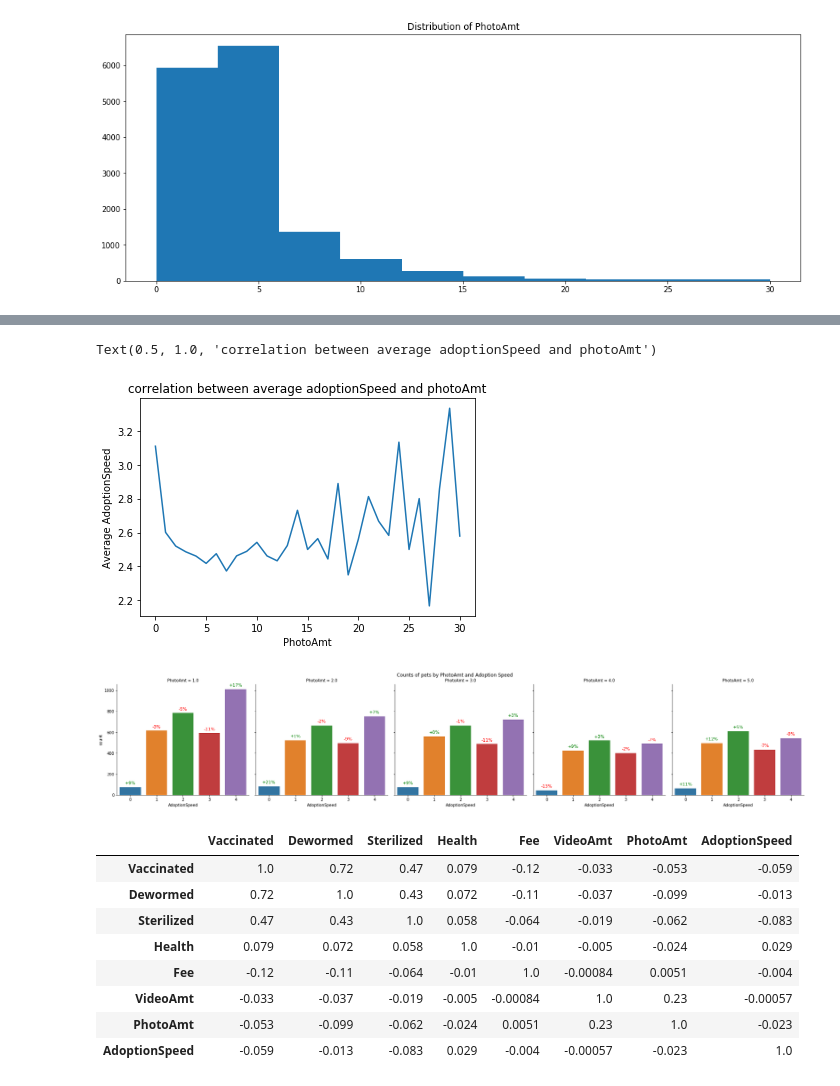
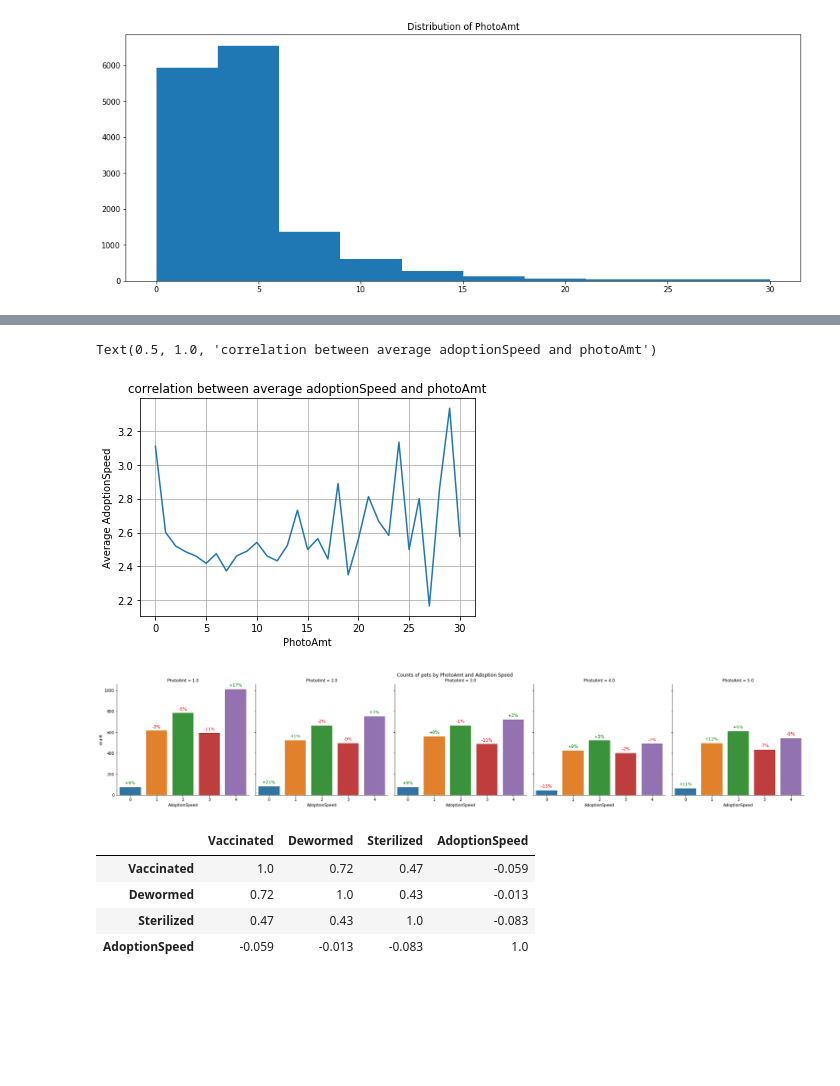
Before and after one commit to Loveker97/PetFinder, a Jupyter notebook: Name visualization.ipynb, the cells around one changed output, grey strips where cells are left out. Saved outputs shown, nothing was run; the diff lists cells and outputs as text; code cells hidden in the pictures; blank space fills up the shorter version.

```diff
--- a/Name visualization.ipynb
+++ b/Name visualization.ipynb
@@ -280,0 +279,32 @@ plt.title('AdoptionSpeed distribution by Fee and Health');
+# %%
+Average_speed_V = [0, 0, 0]
+count_V = [0, 0, 0]
+Average_speed_D = [0, 0, 0]
+count_D = [0, 0, 0]
+for i in range(len(train['Vaccinated'])):
+    # 1 means yes
+    if train['Vaccinated'][i] == 1:
+        count_V[0] += 1
+        Average_speed_V[0] += train['AdoptionSpeed'][i]
+    elif train['Vaccinated'][i] == 2:
+        count_V[1] += 1
+        Average_speed_V[1] += train['AdoptionSpeed'][i]
+    elif train['Vaccinated'][i] == 3:
+        count_V[2] += 1
+        Average_speed_V[2] += train['AdoptionSpeed'][i]
+
+for i in range(len(train['Dewormed'])):
+    # 1 means yes
+    if train['Dewormed'][i] == 1:
+        count_D[0] += 1
+        Average_speed_D[0] += train['AdoptionSpeed'][i]
+    elif train['Dewormed'][i] == 2:
+        count_D[1] += 1
+        Average_speed_D[1] += train['AdoptionSpeed'][i]
+    elif train['Dewormed'][i] == 3:
+        count_D[2] += 1
+        Average_speed_D[2] += train['AdoptionSpeed'][i]
+
+for i in range(3):
+    Average_speed_V[i] /= count_V[i]
+    Average_speed_D[i] /= count_D[i]
@@ -326,6 +385,10 @@ for i in range(len(list1)):
         record1[list1[i]][0] += 1
         record1[list1[i]][1] += list2[i]
 # next we transfrom record to the form of record = {(PhotoAmt, Average AdoptionSpeed)}
+# record2 is in the form of (PhotoAmt, count)
+record2 = {}
+for key, value in record1.items():
+    record2[key] = value[0]
 record = {}
 for key, value in record1.items():
     record[key] = round(value[1] / value[0], 3)
@@ -332,14 +406,15 @@ for key, value in record1.items():
 # %%
-plt.figure()
+plt.figure(figsize = (6, 4))
 lists = sorted(record.items()) # sorted by key, return a list of tuples
 x, y = zip(*lists) # unpack a list of pairs into two tuples
 plt.plot(x, y)
+plt.grid()
 plt.xlabel('PhotoAmt')
 plt.ylabel('Average AdoptionSpeed')
 plt.title('correlation between average adoptionSpeed and photoAmt')
 # %% [output]
 Text(0.5, 1.0, 'correlation between average adoptionSpeed and photoAmt')
-[figure, old version]
+[figure, new version]
 # %%
 plt.rcParams["figure.figsize"] = [20,15]
 # %%
@@ -349,14 +424,10 @@ make_factor_plot(df=train.loc[train['PhotoAmt'].isin(list(train.PhotoAmt.value_c
 # %%
 # it's not sure that amount of photoes has any real influence.
 # %%
-train.drop(['Name','State','Color3','Color1','Color2','Breed1','Breed2','Type','Age','Gender','Quantity','FurLength','MaturitySize'], axis=1).corr(method='pearson').style.format("{:.2}").background_gradient(cmap=plt.get_cmap('coolwarm'), axis=1)
+train.drop(['Name', 'No_name','State','Color3','Color1','Color2','Breed1','Breed2','Type','Age','Gender','Quantity','FurLength','MaturitySize', 'Health', 'Fee', 'PhotoAmt', 'VideoAmt'], axis=1).corr(method='pearson').style.format("{:.2}").background_gradient(cmap=plt.get_cmap('Blues'), axis=1)
 # %% [output]
-|  | Vaccinated | Dewormed | Sterilized | Health | Fee | VideoAmt | PhotoAmt | AdoptionSpeed |
-| Vaccinated | 1.0 | 0.72 | 0.47 | 0.079 | -0.12 | -0.033 | -0.053 | -0.059 |
-| Dewormed | 0.72 | 1.0 | 0.43 | 0.072 | -0.11 | -0.037 | -0.099 | -0.013 |
-| Sterilized | 0.47 | 0.43 | 1.0 | 0.058 | -0.064 | -0.019 | -0.062 | -0.083 |
-| Health | 0.079 | 0.072 | 0.058 | 1.0 | -0.01 | -0.005 | -0.024 | 0.029 |
-| Fee | -0.12 | -0.11 | -0.064 | -0.01 | 1.0 | -0.00084 | 0.0051 | -0.004 |
-| VideoAmt | -0.033 | -0.037 | -0.019 | -0.005 | -0.00084 | 1.0 | 0.23 | -0.00057 |
-| PhotoAmt | -0.053 | -0.099 | -0.062 | -0.024 | 0.0051 | 0.23 | 1.0 | -0.023 |
-| AdoptionSpeed | -0.059 | -0.013 | -0.083 | 0.029 | -0.004 | -0.00057 | -0.023 | 1.0 |
+|  | Vaccinated | Dewormed | Sterilized | AdoptionSpeed |
+| Vaccinated | 1.0 | 0.72 | 0.47 | -0.059 |
+| Dewormed | 0.72 | 1.0 | 0.43 | -0.013 |
+| Sterilized | 0.47 | 0.43 | 1.0 | -0.083 |
+| AdoptionSpeed | -0.059 | -0.013 | -0.083 | 1.0 |
```
Also changed, not shown: parts of 10 cells of this notebook.
